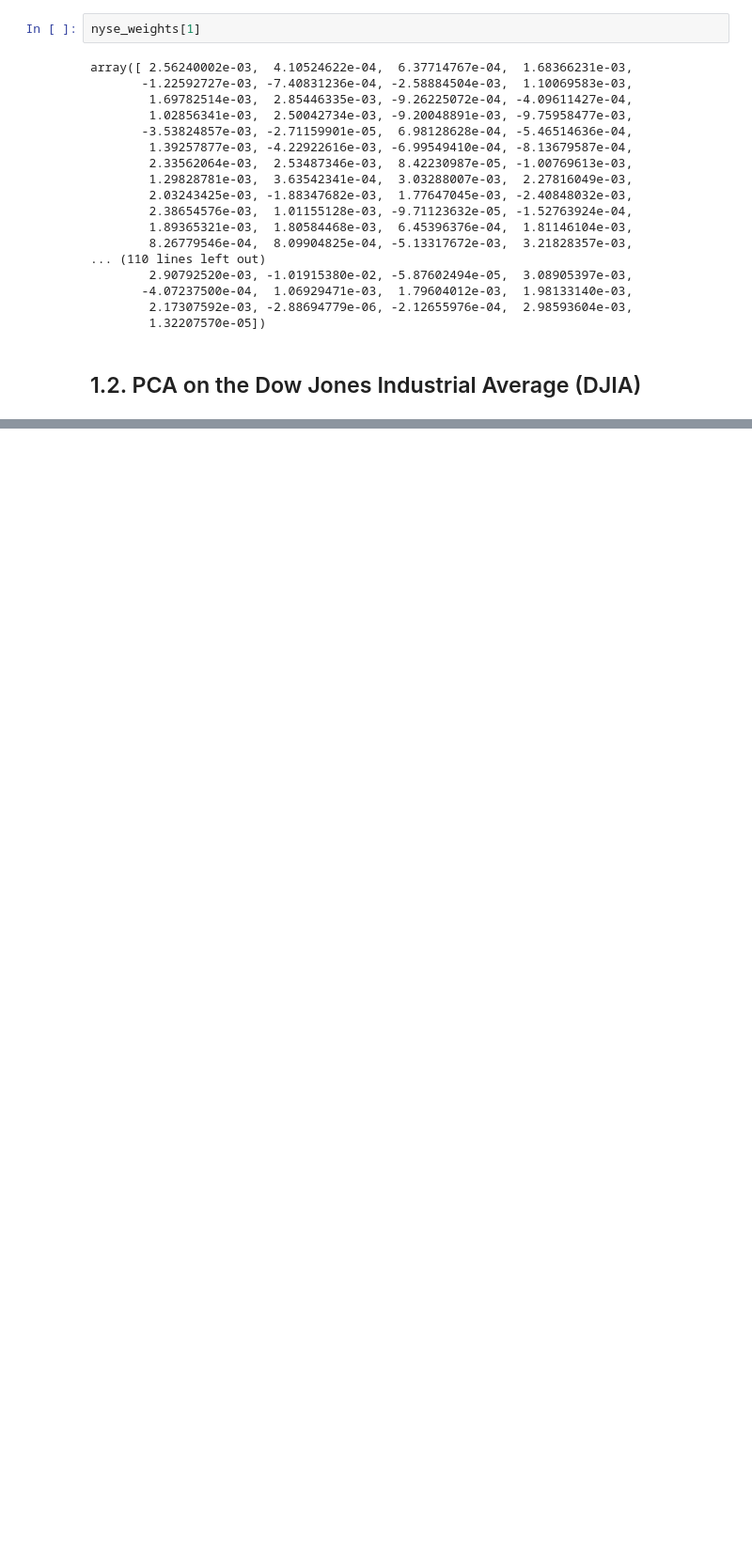
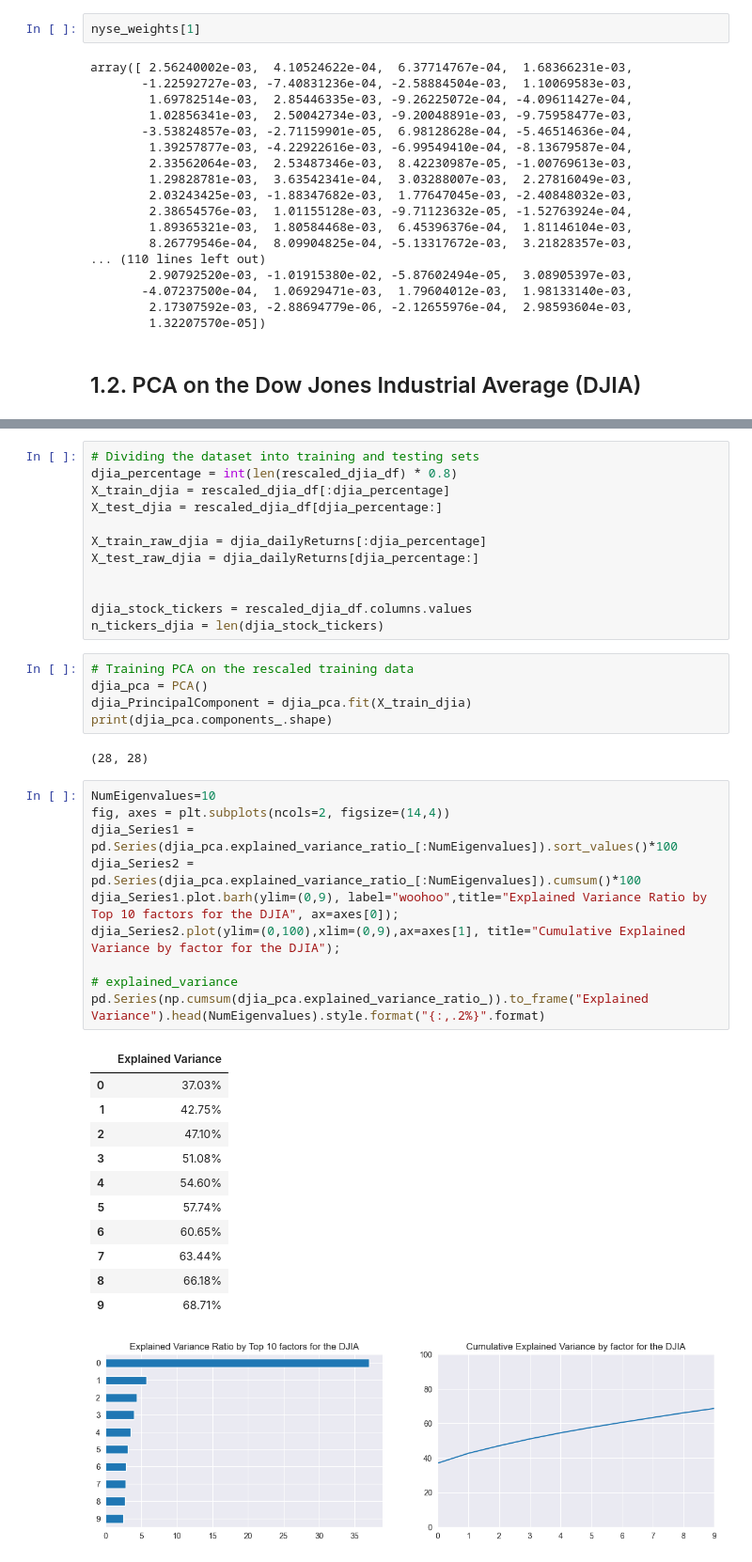
Before and after one commit to MJ-Peters/ADFT-Portfolio-Management-Coursework, a Jupyter notebook: CD22398.ipynb, the cells around one changed output, grey strips where cells are left out. Shown: that part at 94% size. Saved outputs shown, nothing was run; the diff lists cells and outputs as text; blank space fills up the shorter version.

Commit message:
Need to begin testing each of the EigenVectors to discover which is the best portfolio.

```diff
--- a/CD22398.ipynb
+++ b/CD22398.ipynb
@@ -289,0 +402,42 @@ array([ 2.56240002e-03,  4.10524622e-04,  6.37714767e-04,  1.68366231e-03,
+# %%
+# Dividing the dataset into training and testing sets
+djia_percentage = int(len(rescaled_djia_df) * 0.8)
+X_train_djia = rescaled_djia_df[:djia_percentage]
+X_test_djia = rescaled_djia_df[djia_percentage:]
+
+X_train_raw_djia = djia_dailyReturns[:djia_percentage]
+X_test_raw_djia = djia_dailyReturns[djia_percentage:]
+
+
+djia_stock_tickers = rescaled_djia_df.columns.values
+n_tickers_djia = len(djia_stock_tickers)
+# %%
+# Training PCA on the rescaled training data
+djia_pca = PCA()
+djia_PrincipalComponent = djia_pca.fit(X_train_djia)
+print(djia_pca.components_.shape)
+# %% [output]
+(28, 28)
+# %%
+NumEigenvalues=10
+fig, axes = plt.subplots(ncols=2, figsize=(14,4))
+djia_Series1 = pd.Series(djia_pca.explained_variance_ratio_[:NumEigenvalues]).sort_values()*100
+djia_Series2 = pd.Series(djia_pca.explained_variance_ratio_[:NumEigenvalues]).cumsum()*100
+djia_Series1.plot.barh(ylim=(0,9), label="woohoo",title="Explained Variance Ratio by Top 10 factors for the DJIA", ax=axes[0]);
+djia_Series2.plot(ylim=(0,100),xlim=(0,9),ax=axes[1], title="Cumulative Explained Variance by factor for the DJIA");
+
+# explained_variance
+pd.Series(np.cumsum(djia_pca.explained_variance_ratio_)).to_frame("Explained Variance").head(NumEigenvalues).style.format("{:,.2%}".format)
+# %% [output]
+|  | Explained Variance |
+| 0 | 37.03% |
+| 1 | 42.75% |
+| 2 | 47.10% |
+| 3 | 51.08% |
+| 4 | 54.60% |
+| 5 | 57.74% |
+| 6 | 60.65% |
+| 7 | 63.44% |
+| 8 | 66.18% |
+| 9 | 68.71% |
+[figure, added]
```
Also changed, not shown: parts of 22 cells of this notebook.
